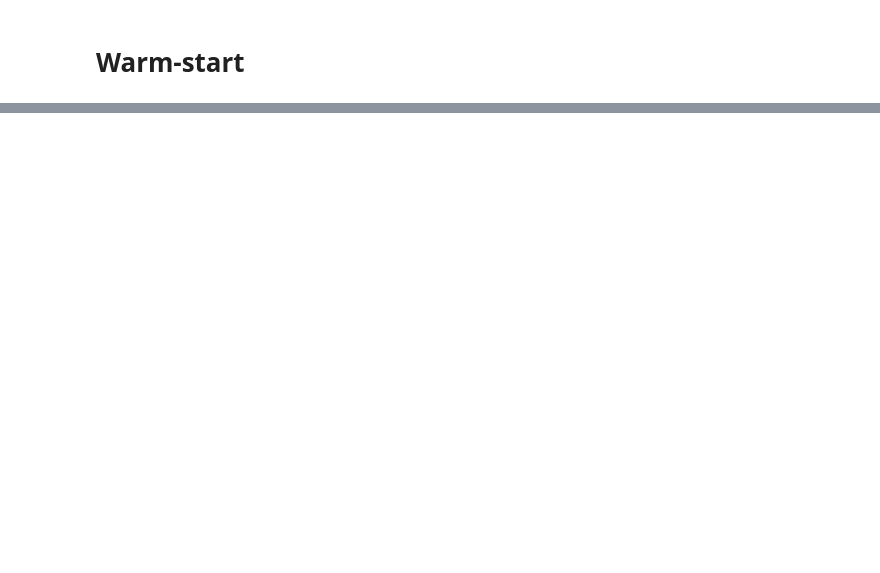
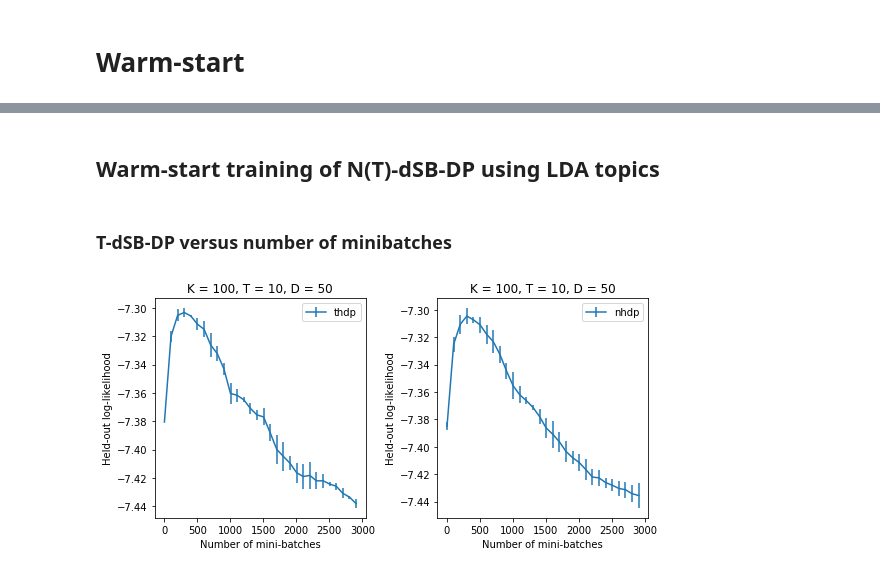
Before and after one commit to tinnguyen96/online-hdp, a Jupyter notebook: Report.ipynb, the cells around one changed output, grey strips where cells are left out. Saved outputs shown, nothing was run; the diff lists cells and outputs as text; code cells hidden in the pictures; blank space fills up the shorter version.

```diff
--- a/Report.ipynb
+++ b/Report.ipynb
@@ -526,0 +316,50 @@ def sblda_warm(K, Dlist, inroot, heldoutroot, topicpath, expset, ax, plot_error,
+# %% [markdown]
+## Warm-start training of N(T)-dSB-DP using LDA topics
+# %% [markdown]
+### T-dSB-DP versus number of minibatches
+# %%
+def warm(K, T, D, method, inroot, heldoutroot, tau, kappa, topicinfo, expset, ax):
+    """
+    Inputs:
+        K: corpus-level truncation
+        T: document-level truncation
+        D: mini-batch size
+        tau:
+        kappa:
+        inroot: "wiki10k" for instance
+        heldoutroot: "wiki1k" for instance
+        expset: list of experimental seeds
+    Outputs:
+        plots LL of thdp versus number of mini-batches
+    """
+
+    # find the right directory
+    topicfile = maketopicfile(topicinfo)
+    LL = []
+    ## load experiments
+    for seed in expset:
+        _, LLsavename = makesaves(K, T, D, inroot, heldoutroot, seed, topicfile, method, tau, kappa)
+        result = np.loadtxt(LLsavename)
+        batchcounts = result[:,0]
+        LL.append(result[:,2])
+
+    LL = np.array(LL) # shape len(expset) x maxbatchcount
+    LLavg = np.mean(LL, axis=0) # shape (maxbatchcount,)
+    LLerr = np.std(LL, axis=0) # shape (maxbatchcount,)
+
+    ax.errorbar(batchcounts, LLavg, yerr=LLerr,label=method)
+    ax.set_title('K = %d, T = %d, D = %d' %(K,T,D))
+    ax.set_xlabel('Number of mini-batches')
+    ax.set_ylabel('Held-out log-likelihood')
+    ax.legend()
+
+    return
+# %%
+topicinfo = ["LDA","results/ldaK100_D50_wiki10k_wiki1k/","100"]
+fig, axes = plt.subplots(1,2,figsize=(8,4))
+warm(100, 10, 50, "thdp","wiki10k", "wiki1k", 1024., 0.7, topicinfo, range(0,2),axes[0])
+warm(100, 10, 50, "nhdp","wiki10k", "wiki1k", 1024., 0.7, topicinfo, range(0,5),axes[1])
+plt.tight_layout()
+plt.show()
+# %% [output]
+[figure, added]
```
Also changed, not shown: parts of 21 cells of this notebook, 14 other files.
